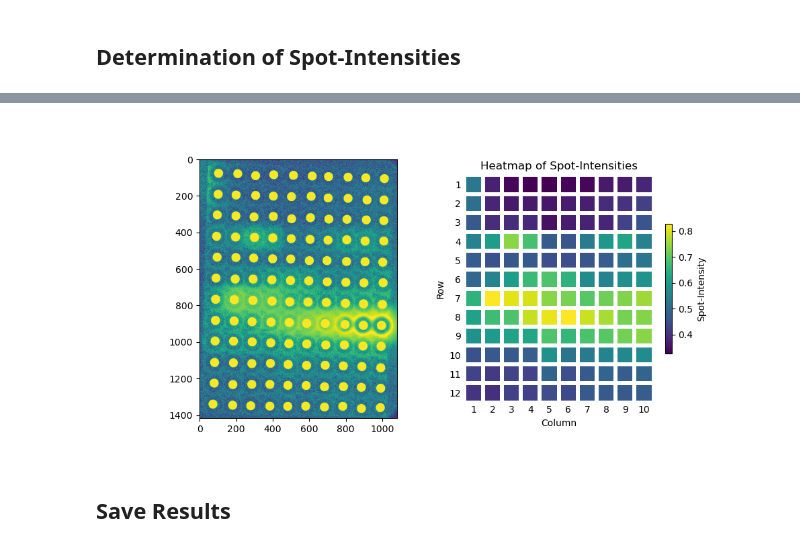
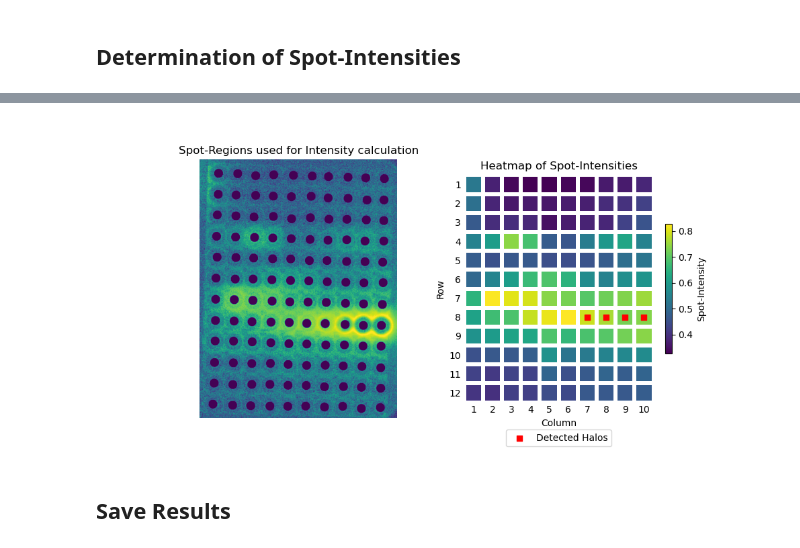
Before and after one commit to Functional-Metabolomics-Lab/MicrospotReader_test, a Jupyter notebook: microspot_reader.ipynb, the cells around one changed output, grey strips where cells are left out. Cells and saved outputs as stored; diff of their text form; code cells hidden in the pictures.

Commit message:
Changes to images

```diff
--- a/microspot_reader.ipynb
+++ b/microspot_reader.ipynb
@@ -357,7 +372,7 @@ for idx in sort_spot.index:
         # Mean intensity of all pixels within the spot
         sort_spot.loc[idx,"spot_intensity"]=raw_img[rr,cc].sum()/len(rr)
         # Creating an image with all spots Highlighted
-        spot_img[rr,cc]=1
+        spot_img[rr,cc]=0
 
     except:
         print(f"Spot at Coordinates ({sort_spot.loc[idx,'x_coord']}, {sort_spot.loc[idx,'y_coord']}) could not be drawn: Out of Bounds.")
@@ -368,37 +383,45 @@ heatmap=sort_spot.pivot_table(index="row",columns="column",values="spot_intensit
 # Display Image and corresponding Heatmap
 fig,ax=plt.subplots(1,2,figsize=(10,5))
 ax[0].imshow(spot_img)
+ax[0].axis("off")
+ax[0].set(title="Spot-Regions used for Intensity calculation")
+
 htmp=ax[1].pcolormesh(heatmap.iloc[::-1],edgecolors="white",linewidth=4)
 ax[1].set(title="Heatmap of Spot-Intensities",
           aspect="equal",
           ylabel="Row",
           xlabel="Column",
           yticks=np.array(range(1,len(heatmap)+1))-0.5,
           xticks=np.array(range(1,len(heatmap.columns)+1))-0.5,
           yticklabels=heatmap.index[::-1],
           xticklabels=heatmap.columns
           )
 ax[1].spines[["right","left","top","bottom"]].set_visible(False)
 ax[1].tick_params(axis=u'both', which=u'both',length=0)
-
+ax[1].scatter(sort_spot.loc[sort_spot["halo_rad"]>0,"column"]-0.5,col_nr+1.5-sort_spot.loc[sort_spot["halo_rad"]>0,"row"],marker="s", c="red",label="Detected Halos")
+box = ax[1].get_position()
+ax[1].set_position([box.x0, box.y0 + box.height * 0.1,
+                 box.width, box.height * 0.9])
+ax[1].legend(loc='upper center', bbox_to_anchor=(0.5, -0.1),
+          fancybox=True,ncol=5)
 fig.colorbar(htmp,ax=ax[1],label="Spot-Intensity",shrink=0.5)
 heatmap
 # %% [output]
 | column | 1 | 2 | 3 | 4 | 5 | 6 | 7 | 8 | 9 | 10 |
 | row |  |  |  |  |  |  |  |  |  |  |
 | 1 | 0.526767 | 0.373394 | 0.336259 | 0.328327 | 0.326783 | 0.332705 | 0.336099 | 0.360865 | 0.362411 | 0.380998 |
 | 2 | 0.510586 | 0.379168 | 0.358313 | 0.361051 | 0.357192 | 0.365445 | 0.368880 | 0.388114 | 0.399004 | 0.423691 |
 | 3 | 0.465846 | 0.391353 | 0.392648 | 0.383340 | 0.347541 | 0.364199 | 0.373810 | 0.381342 | 0.425841 | 0.457264 |
 | 4 | 0.548991 | 0.603657 | 0.741077 | 0.680759 | 0.470318 | 0.460836 | 0.535677 | 0.592593 | 0.621267 | 0.546427 |
 | 5 | 0.471958 | 0.451281 | 0.462143 | 0.467447 | 0.447190 | 0.445305 | 0.456217 | 0.473308 | 0.507208 | 0.522399 |
 | 6 | 0.493384 | 0.553270 | 0.602932 | 0.665380 | 0.688551 | 0.648606 | 0.567551 | 0.547640 | 0.575291 | 0.586748 |
 | 7 | 0.650687 | 0.824804 | 0.806083 | 0.795082 | 0.739619 | 0.724367 | 0.696261 | 0.717007 | 0.732283 | 0.753454 |
 | 8 | 0.614914 | 0.672140 | 0.686064 | 0.784310 | 0.810225 | 0.827774 | 0.788468 | 0.762924 | 0.722484 | 0.735414 |
 | 9 | 0.581901 | 0.599477 | 0.616462 | 0.623083 | 0.688721 | 0.657617 | 0.683476 | 0.695548 | 0.720474 | 0.738514 |
 | 10 | 0.450469 | 0.463982 | 0.464553 | 0.477377 | 0.580210 | 0.518758 | 0.531014 | 0.551062 | 0.561485 | 0.566534 |
 | 11 | 0.426447 | 0.410702 | 0.427255 | 0.425475 | 0.488248 | 0.448645 | 0.466374 | 0.487968 | 0.473314 | 0.487067 |
 | 12 | 0.404784 | 0.397176 | 0.421333 | 0.421895 | 0.445410 | 0.437365 | 0.465226 | 0.465533 | 0.465626 | 0.472893 |
-[figure, old version]
+[figure, new version]
 # %% [markdown]
 ## Save Results
 # %%
```
Also changed, not shown: parts of 4 cells of this notebook.
